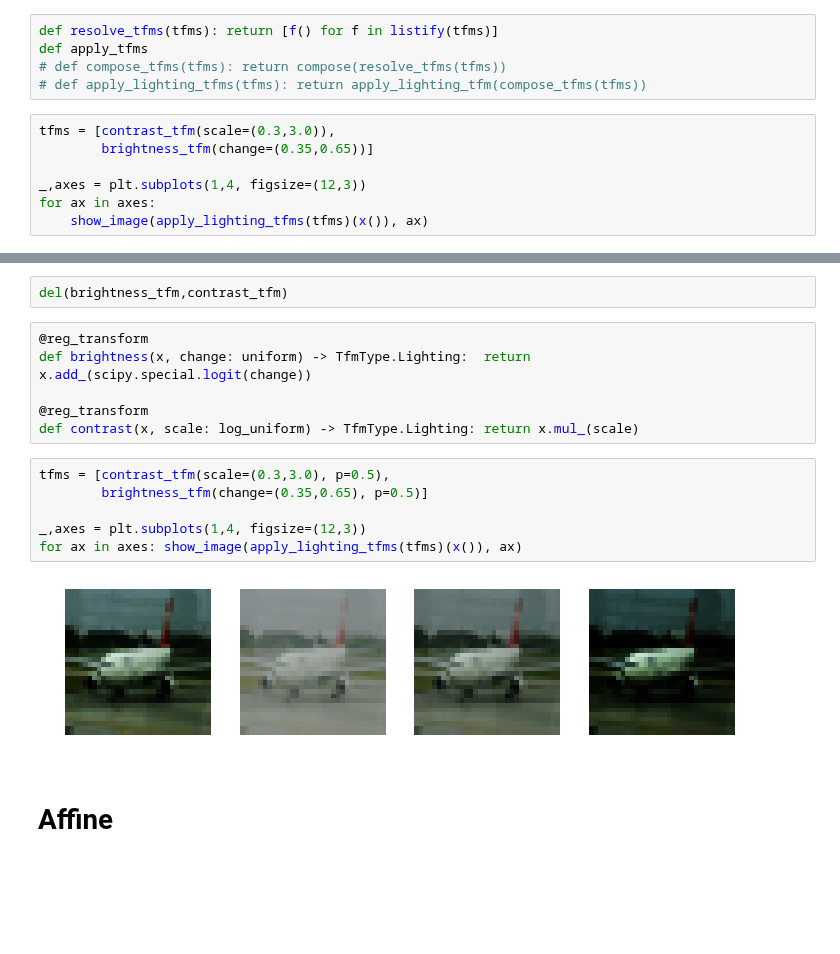
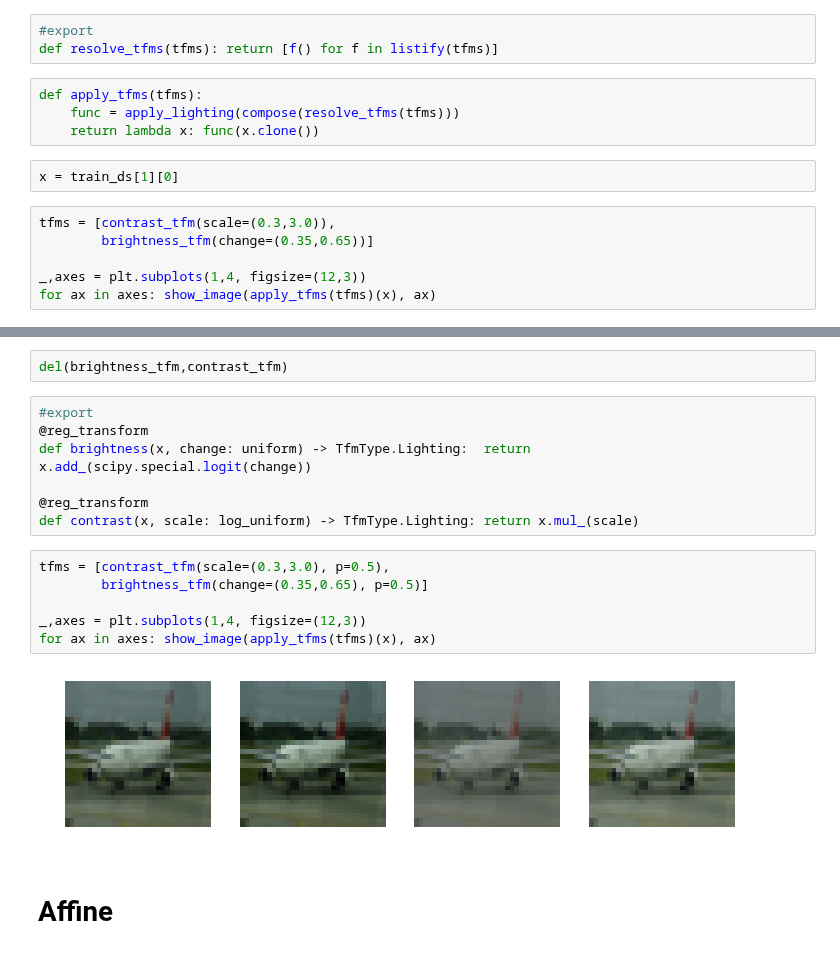
Before and after one commit to fastai/fastai_old, a Jupyter notebook: dev_nb/002_images.ipynb, the cells around one changed output, grey strips where cells are left out. Cells and saved outputs as stored; diff of their text form; blank space fills up the shorter version.

```diff
--- a/dev_nb/002_images.ipynb
+++ b/dev_nb/002_images.ipynb
@@ -316,13 +319,16 @@ for ax in axes: show_image(apply_lighting_tfm(tfm())(x()), ax)
 # %%
+#export
 def resolve_tfms(tfms): return [f() for f in listify(tfms)]
-def apply_tfms
-# def compose_tfms(tfms): return compose(resolve_tfms(tfms))
-# def apply_lighting_tfms(tfms): return apply_lighting_tfm(compose_tfms(tfms))
+# %%
+def apply_tfms(tfms):
+    func = apply_lighting(compose(resolve_tfms(tfms)))
+    return lambda x: func(x.clone())
+# %%
+x = train_ds[1][0]
 # %%
 tfms = [contrast_tfm(scale=(0.3,3.0)),
         brightness_tfm(change=(0.35,0.65))]
 
 _,axes = plt.subplots(1,4, figsize=(12,3))
-for ax in axes:
-    show_image(apply_lighting_tfms(tfms)(x()), ax)
+for ax in axes: show_image(apply_tfms(tfms)(x), ax)
 # %% [output]
@@ -340,6 +344,7 @@ for i in range(4):
 # %%
 del(brightness_tfm,contrast_tfm)
 # %%
+#export
 @reg_transform
 def brightness(x, change: uniform) -> TfmType.Lighting:  return x.add_(scipy.special.logit(change))
 
@@ -348,11 +353,11 @@ def contrast(x, scale: log_uniform) -> TfmType.Lighting: return x.mul_(scale)
 # %%
 tfms = [contrast_tfm(scale=(0.3,3.0), p=0.5),
         brightness_tfm(change=(0.35,0.65), p=0.5)]
 
 _,axes = plt.subplots(1,4, figsize=(12,3))
-for ax in axes: show_image(apply_lighting_tfms(tfms)(x()), ax)
+for ax in axes: show_image(apply_tfms(tfms)(x), ax)
 # %% [output]
-[figure, old version]
+[figure, new version]
 # %% [markdown]
 # Affine
 # %% [markdown]
```
Also changed, not shown: parts of 49 cells of this notebook, 1 other file.
